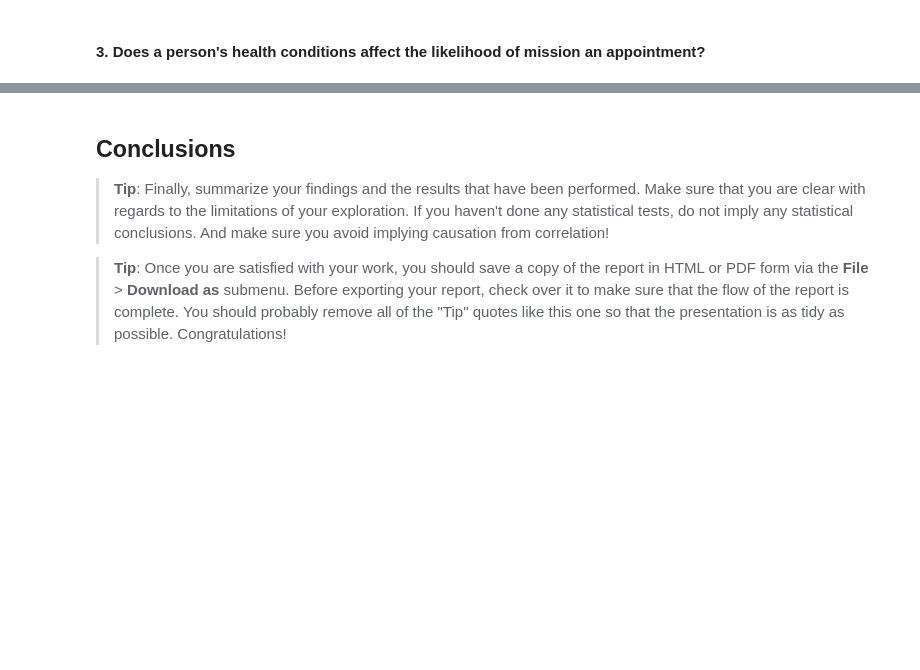
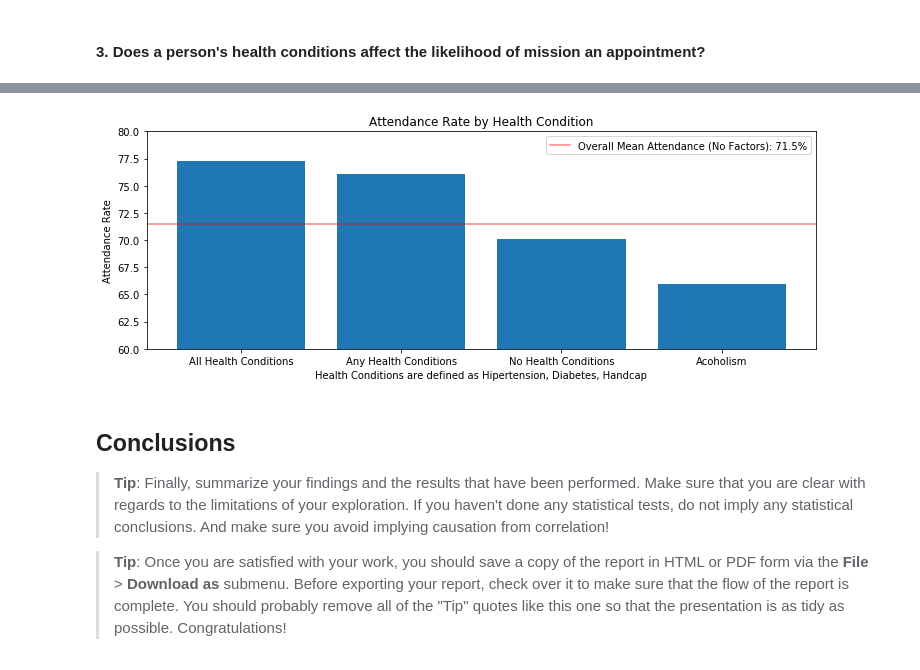
Before and after one commit to timothyshort/data_analysis, a Jupyter notebook: 03_data_analysis/project-no_show_appts/investigate-a-dataset-template.ipynb, the cells around one changed output, grey strips where cells are left out. Drawn from its saved outputs; the diff is of its cells as text; code cells hidden in the pictures; blank space fills up the shorter version.

```diff
--- a/03_data_analysis/project-no_show_appts/investigate-a-dataset-template.ipynb
+++ b/03_data_analysis/project-no_show_appts/investigate-a-dataset-template.ipynb
@@ -316,5 +373,25 @@ For hospitals whose patients' welfare rate is above the overall average, the mea
+# %%
+no_condition_rate = df.query('Handcap == 0 and Hipertension == 0 and Diabetes == 0')['ApptResult'].mean()*100
+any_condition_rate = df.query('Handcap == 1 or Hipertension == 1 or Diabetes == 1')['ApptResult'].mean()*100
+all_condition_rate = df.query('Handcap == 1 and Hipertension == 1 and Diabetes == 1')['ApptResult'].mean()*100
+# %%
+labels = ['All Health Conditions','Any Health Conditions','No Health Conditions','Acoholism']
+x = range(1, len(labels)+1)
+y = [all_condition_rate, any_condition_rate, no_condition_rate, alcoholism_rate]
+
+plt.figure(figsize=(12,4))
+plt.bar(x,y);
+plt.axhline(mean*100, label='Overall Mean Attendance (No Factors): {}%'.format(round(mean*100,1)), color='r', alpha=.5);
+plt.xticks(x,labels);
+plt.ylim(60,80);
+plt.title('Attendance Rate by Health Condition')
+plt.ylabel('Attendance Rate');
+plt.xlabel('Health Conditions are defined as Hipertension, Diabetes, Handcap')
+plt.legend();
+# %% [output]
+[figure, added]
 # %% [markdown]
-<a id='conclusions'></a>
+### <a id='conclusions'></a>
 ## Conclusions
 
 > **Tip**: Finally, summarize your findings and the results that have been performed. Make sure that you are clear with regards to the limitations of your exploration. If you haven't done any statistical tests, do not imply any statistical conclusions. And make sure you avoid implying causation from correlation!
```
Also changed, not shown: parts of 9 cells of this notebook, 1 other file.
